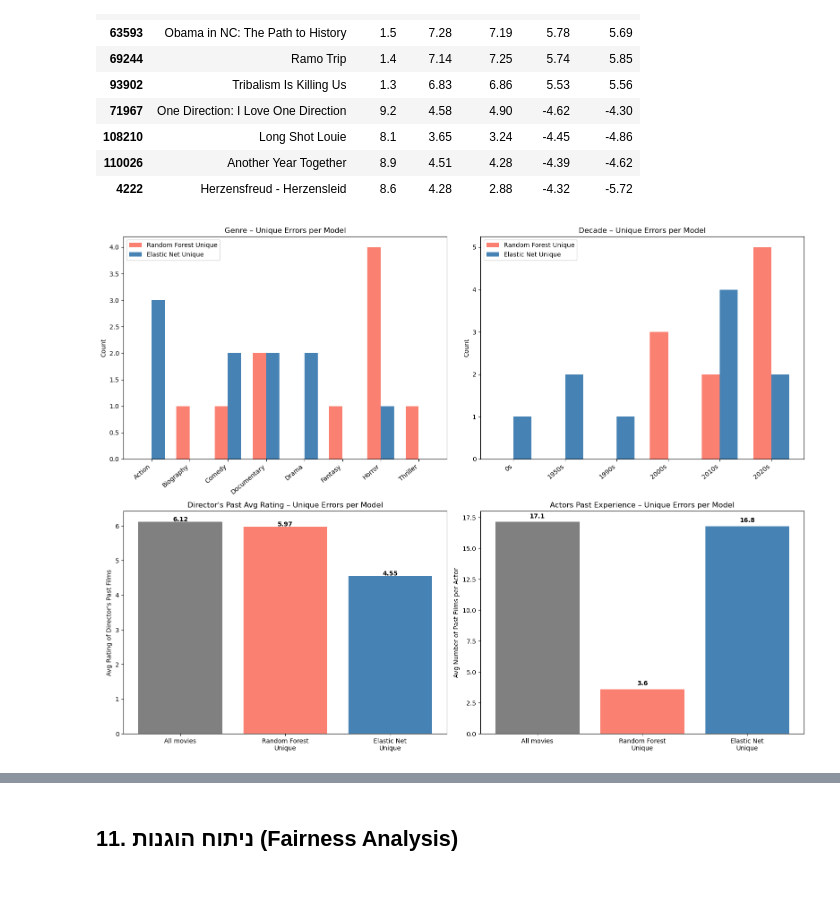
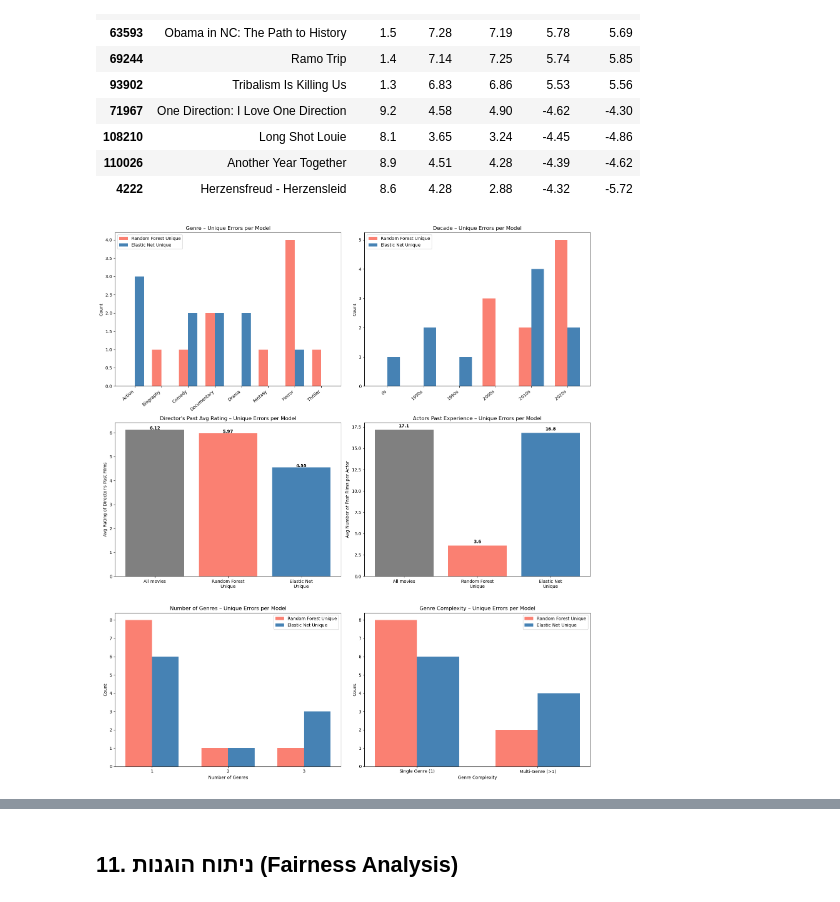
Before and after one commit to shirelhaddad/machine-learning, a Jupyter notebook: notebook_part2 (3) (2).ipynb, the cells around one changed output, grey strips where cells are left out. Cells and saved outputs as stored; diff of their text form; code cells hidden in the pictures.

```diff
--- a/notebook_part2 (3) (2).ipynb
+++ b/notebook_part2 (3) (2).ipynb
@@ -437,6 +596,9 @@ display(under_rf[COLS_SHOW].round(2))
 | 103253 | Puli Vachindi Meka Chachindi | 2021 | Thriller | 9.5 | 5.22 | -4.28 |
 # %%
 # 10.3 Pattern analysis
+# הגדרת סיווג השגיאה (חיובי = OVER, שלילי = UNDER) לצורך הצגה בגרף
+outliers_rf['Error Type'] = outliers_rf['error_rf'].apply(
+    lambda x: 'OVER (Prediction > Actual)' if x >= 0 else 'UNDER (Prediction < Actual)')
 FEAT_COLS = ['director_past_avg', 'avg_actors_past_exp']
 groups    = ['All movies', 'Overpredictions', 'Underpredictions']
 colors    = ['gray', 'salmon', 'steelblue']
@@ -447,18 +609,24 @@ under_means = under_rf[FEAT_COLS].mean()
 
 # גרף 2×2
 fig, axes = plt.subplots(2, 2, figsize=(16, 10))
-
-outliers_rf['first_genre'].value_counts().head(8).plot(
-    kind='bar', ax=axes[0, 0], color='steelblue')
+sns.countplot(data=outliers_rf, x='first_genre', hue='Error Type', ax=axes[0,0])
 axes[0, 0].set_title('Genre Distribution Among Outliers (Random Forest)')
 axes[0, 0].set_xlabel('Genre')
 axes[0, 0].set_ylabel('Count')
 axes[0, 0].tick_params(axis='x', rotation=45)
 
-outliers_rf['startYear'].hist(bins=15, ax=axes[0, 1], color='steelblue')
-axes[0, 1].set_title('Release Year Distribution of Outliers')
+outliers_over_years  = errors_df.loc[over_rf.index, 'startYear'].dropna()
+outliers_under_years = errors_df.loc[under_rf.index, 'startYear'].dropna()
+
+axes[0, 1].hist([outliers_over_years, outliers_under_years],
+    bins=20, color=['salmon', 'steelblue'],
+    label=['OVER (Prediction > Actual)', 'UNDER (Prediction < Actual)'],
+    edgecolor='white')
+# הגדרות כותרות וצירים
+axes[0, 1].set_title('Release Year Distribution of Outliers (OVER vs UNDER)', fontsize=12, fontweight='bold')
 axes[0, 1].set_xlabel('Year')
 axes[0, 1].set_ylabel('Count')
+axes[0, 1].legend(title='Error Type')
 
 dir_vals = [all_means['director_past_avg'],
             over_means['director_past_avg'],
@@ -511,7 +708,7 @@ display(errors_df.loc[overlap_idx, ['primaryTitle', 'y_true', 'pred_rf', 'pred_e
 # השוואת שגיאות לפי כול מיני נתונים
 sub_best  = errors_df.loc[only_best]
 sub_other = errors_df.loc[only_other]
-fig, axes = plt.subplots(2, 2, figsize=(16, 12))
+fig, axes = plt.subplots(3, 2, figsize=(16, 18))
 # [0,0] – ז'אנר: שני המודלים על אותו גרף
 genre_best  = sub_best['first_genre'].value_counts().head(6)
 genre_other = sub_other['first_genre'].value_counts().head(6)
@@ -546,33 +743,70 @@ axes[0, 1].set_xticklabels(dec_labels, rotation=40, ha='right')
 axes[0, 1].set_title('Decade – Unique Errors per Model')
 axes[0, 1].set_ylabel('Count')
 axes[0, 1].legend()
 # [1,0] – Director Past Avg
 overall_dir = errors_df['director_past_avg'].mean()
 groups  = ['All movies', f'{best_name}\nUnique', f'{other_name}\nUnique']
 dir_v   = [overall_dir,
            sub_best['director_past_avg'].mean(),
            sub_other['director_past_avg'].mean()]
 colors  = ['gray', 'salmon', 'steelblue']
 bars = axes[1, 0].bar(groups, dir_v, color=colors)
 axes[1, 0].set_title("Director's Past Avg Rating – Unique Errors per Model")
 axes[1, 0].set_ylabel("Avg Rating of Director's Past Films")
 for bar, v in zip(bars, dir_v):
     axes[1, 0].text(bar.get_x() + bar.get_width()/2,
                     v + 0.02, f'{v:.2f}', ha='center', fontweight='bold')
 # [1,1] – Actors Past Experience
 overall_act = errors_df['avg_actors_past_exp'].mean()
 act_v = [overall_act,
          sub_best['avg_actors_past_exp'].mean(),
          sub_other['avg_actors_past_exp'].mean()]
 bars = axes[1, 1].bar(groups, act_v, color=colors)
 axes[1, 1].set_title('Actors Past Experience – Unique Errors per Model')
 axes[1, 1].set_ylabel('Avg Number of Past Films per Actor')
 for bar, v in zip(bars, act_v):
     axes[1, 1].text(bar.get_x() + bar.get_width()/2,
                     v + 0.3, f'{v:.1f}', ha='center', fontweight='bold')
+# [2,0] – מספר ז'אנרים מדויק: שני המודלים על אותו גרף
+num_genres_best  = sub_best['num_genres'].value_counts().sort_index()
+num_genres_other = sub_other['num_genres'].value_counts().sort_index()
+all_nums         = sorted(set(num_genres_best.index) | set(num_genres_other.index))
+x_nums           = range(len(all_nums))
+
+axes[2, 0].bar([i - w/2 for i in x_nums],
+               [num_genres_best.get(n, 0)  for n in all_nums], w,
+               label=f'{best_name} Unique',  color='salmon')
+axes[2, 0].bar([i + w/2 for i in x_nums],
+               [num_genres_other.get(n, 0) for n in all_nums], w,
+               label=f'{other_name} Unique', color='steelblue')
+axes[2, 0].set_xticks(list(x_nums))
+axes[2, 0].set_xticklabels([str(n) for n in all_nums])
+axes[2, 0].set_title('Number of Genres – Unique Errors per Model')
+axes[2, 0].set_ylabel('Count')
+axes[2, 0].set_xlabel('Number of Genres')
+axes[2, 0].legend()
+
+# [2,1] – מורכבות הז'אנר (בוליאני): ז'אנר יחיד מול ריבוי ז'אנרים
+comp_best  = sub_best['num_genres'].apply(lambda x: 'Single Genre (1)' if x == 1 else 'Multi-Genre (>1)').value_counts()
+comp_other = sub_other['num_genres'].apply(lambda x: 'Single Genre (1)' if x == 1 else 'Multi-Genre (>1)').value_counts()
+all_comps  = ['Single Genre (1)', 'Multi-Genre (>1)']
+x_comps    = range(len(all_comps))
+
+axes[2, 1].bar([i - w/2 for i in x_comps],
+               [comp_best.get(c, 0)  for c in all_comps], w,
+               label=f'{best_name} Unique',  color='salmon')
+axes[2, 1].bar([i + w/2 for i in x_comps],
+               [comp_other.get(c, 0) for c in all_comps], w,
+               label=f'{other_name} Unique', color='steelblue')
+axes[2, 1].set_xticks(list(x_comps))
+axes[2, 1].set_xticklabels(all_comps)
+axes[2, 1].set_title('Genre Complexity – Unique Errors per Model')
+axes[2, 1].set_ylabel('Count')
+axes[2, 1].set_xlabel('Genre Complexity')
+axes[2, 1].legend()
 plt.tight_layout()
 plt.show()
 # %% [output]
-[figure, old version]
+[figure, new version]
 # %%
 # טבלת סיכום
```
Also changed, not shown: parts of 6 cells of this notebook.
